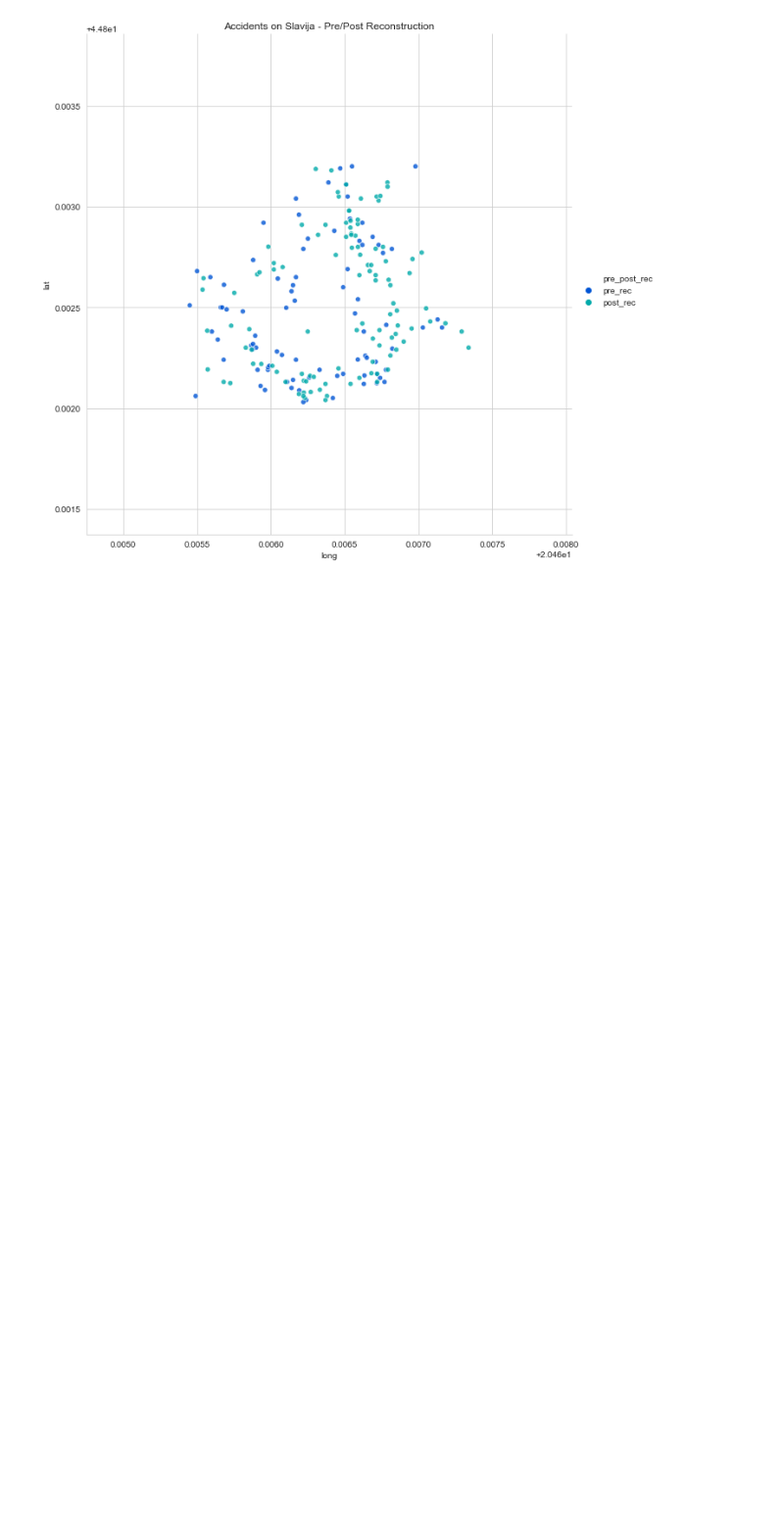
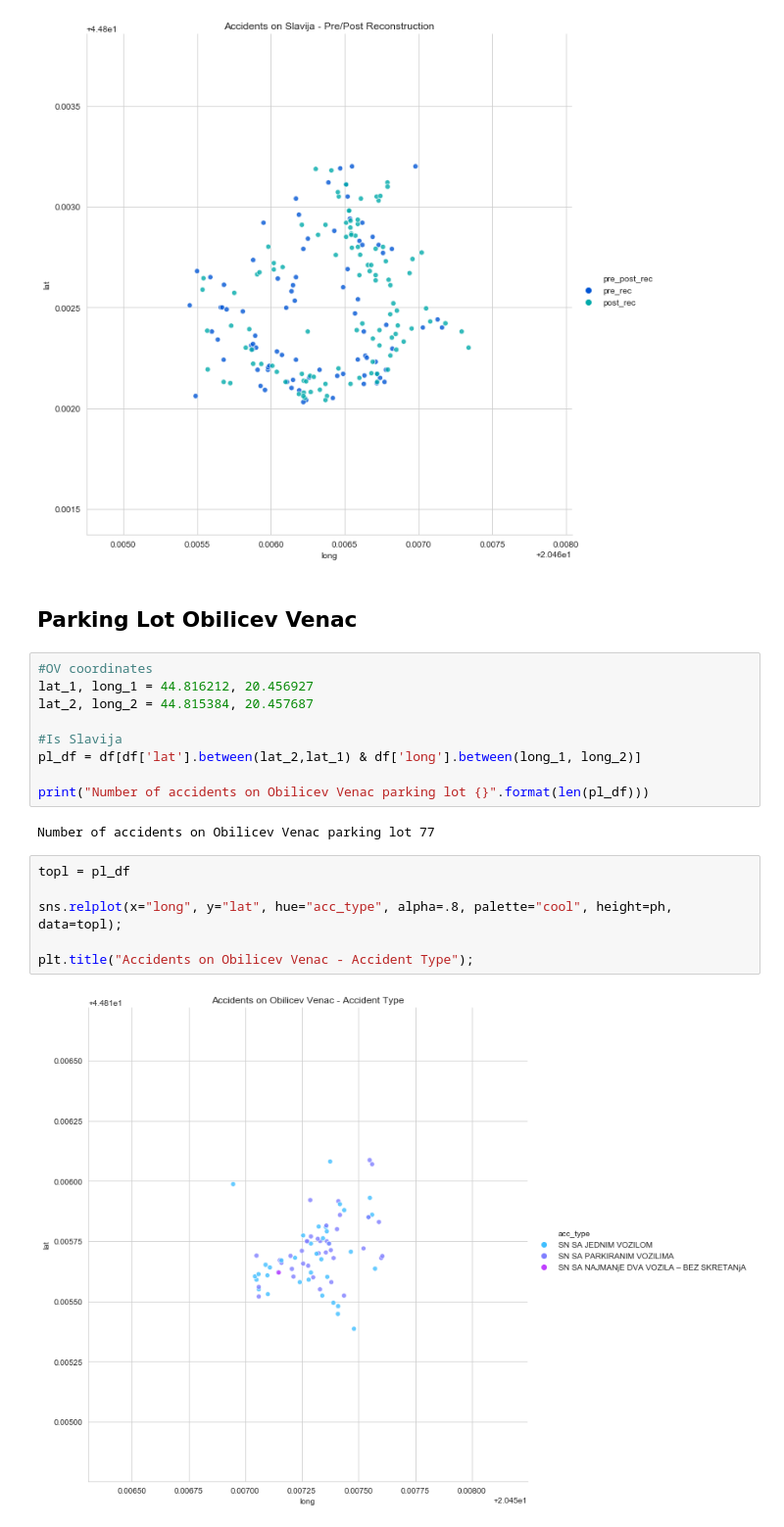
Before and after one commit to BrunnoRicci/traffic-accidents-belgrade, a Jupyter notebook: eda-traffic-belgrade.ipynb, the cells around one changed output. Shown at 98% size. Cells and saved outputs as stored; diff of their text form; blank space fills up the shorter version.

Commit message:
Added Obilicev Venac

```diff
--- a/eda-traffic-belgrade.ipynb
+++ b/eda-traffic-belgrade.ipynb
@@ -370,3 +373,24 @@ sns.relplot(x="long", y="lat", hue="pre_post_rec", alpha=.8, palette="winter", h
 plt.title("Accidents on Slavija - Pre/Post Reconstruction");
 # %% [output]
 [figure]
+# %% [markdown]
+## Parking Lot Obilicev Venac
+# %%
+#OV coordinates
+lat_1, long_1 = 44.816212, 20.456927
+lat_2, long_2 = 44.815384, 20.457687
+
+#Is Slavija
+pl_df = df[df['lat'].between(lat_2,lat_1) & df['long'].between(long_1, long_2)]
+
+print("Number of accidents on Obilicev Venac parking lot {}".format(len(pl_df)))
+# %% [output]
+Number of accidents on Obilicev Venac parking lot 77
+# %%
+topl = pl_df
+
+sns.relplot(x="long", y="lat", hue="acc_type", alpha=.8, palette="cool", height=ph, data=topl);
+
+plt.title("Accidents on Obilicev Venac - Accident Type");
+# %% [output]
+[figure, added]
```
Also changed, not shown: parts of 5 cells of this notebook, 2 other files.
